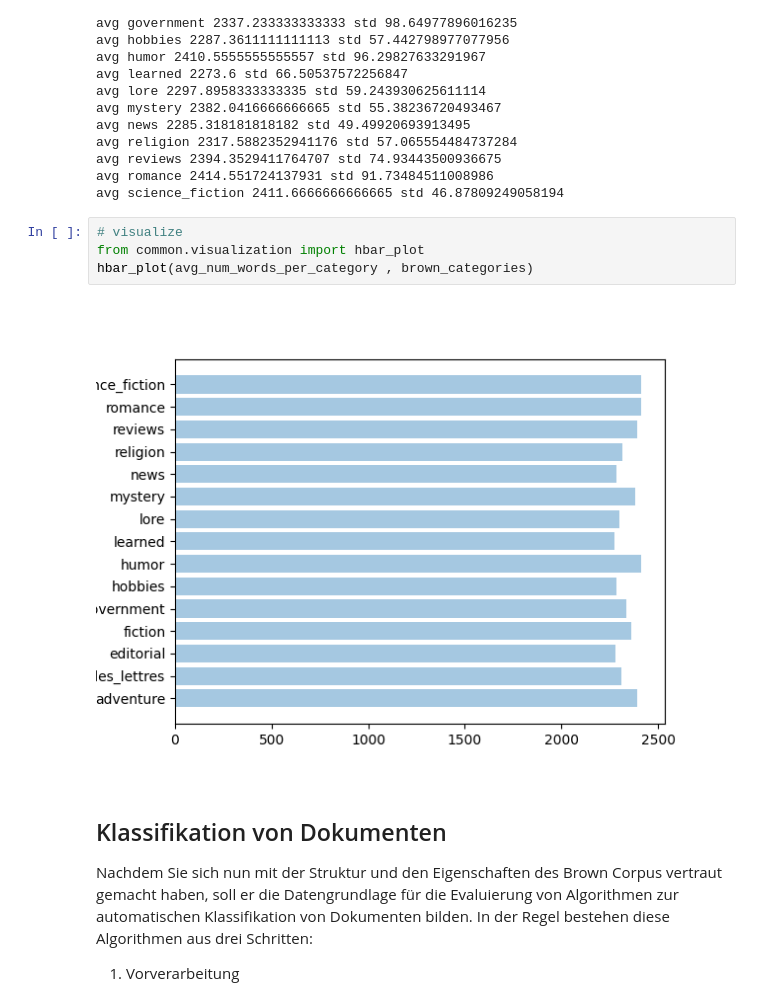
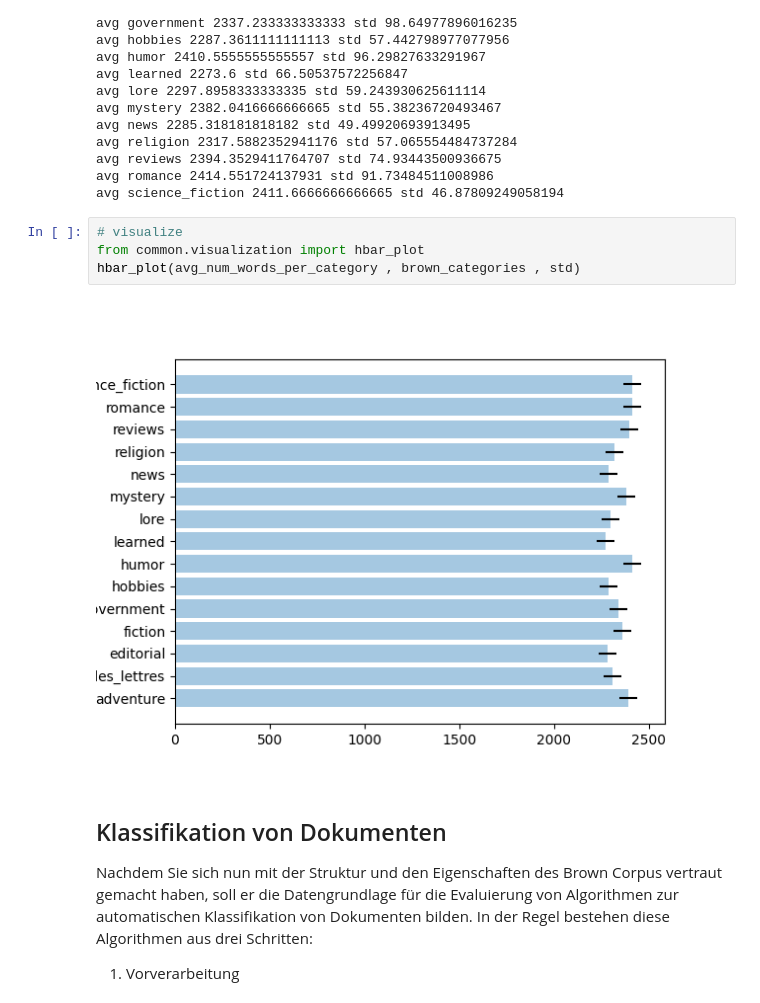
Before and after one commit to magdyamr542/fachprojekt, a Jupyter notebook: aufgabe2/aufgabe02.ipynb, the cells around one changed output. Saved outputs shown, nothing was run; the diff lists cells and outputs as text.

```diff
--- a/aufgabe2/aufgabe02.ipynb
+++ b/aufgabe2/aufgabe02.ipynb
@@ -118,9 +118,9 @@ avg science_fiction 2411.6666666666665 std 46.87809249058194
 # %%
 # visualize
 from common.visualization import hbar_plot
-hbar_plot(avg_num_words_per_category , brown_categories)
+hbar_plot(avg_num_words_per_category , brown_categories , std)
 # %% [output]
-[figure, old version]
+[figure, new version]
 # %% [markdown]
  ## Klassifikation von Dokumenten
 
```
Also changed, not shown: parts of 4 cells of this notebook, 3 other files.
